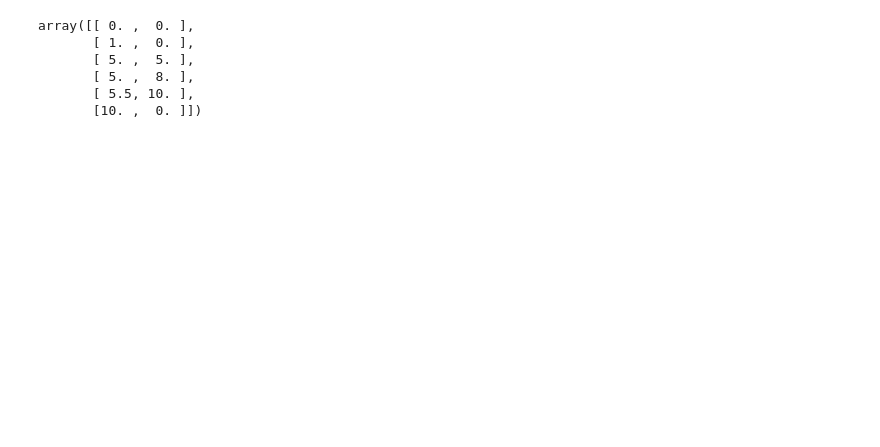
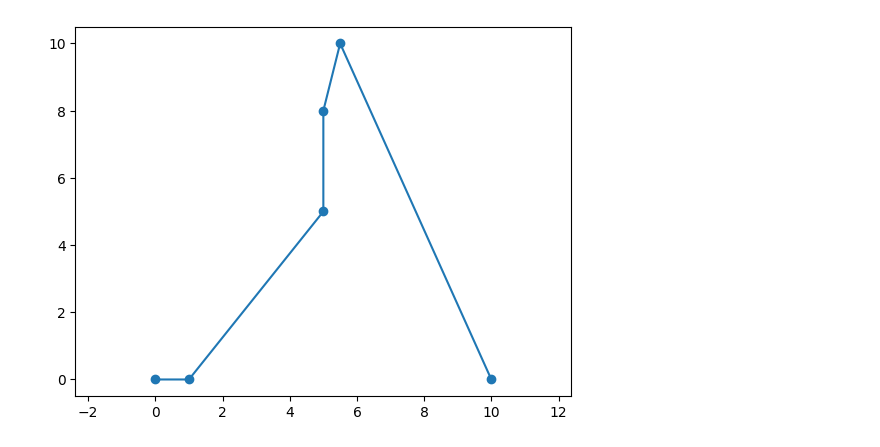
Before and after one commit to soraxas/plotting-gallery, a Jupyter notebook: algorithm/Subdivide_points_with_equal_distance.ipynb, the cells around one changed output. Drawn from its saved outputs; the diff is of its cells as text; code cells hidden in the pictures; blank space fills up the shorter version.

```diff
--- a/algorithm/Subdivide_points_with_equal_distance.ipynb
+++ b/algorithm/Subdivide_points_with_equal_distance.ipynb
@@ -22,25 +22,17 @@ points2 = np.array(
     ]
 )
 # %%
-import pprint
 def plott(points):
-    pprint.pprint(points)
-    return
     plt.plot(*points.T)
     plt.scatter(*points.T)
     plt.gca().axis("equal")
 
 
 #     plt.show()
 
 plott(points)
 # %% [output]
-array([[ 0. ,  0. ],
-       [ 1. ,  0. ],
-       [ 5. ,  5. ],
-       [ 5. ,  8. ],
-       [ 5.5, 10. ],
-       [10. ,  0. ]])
+[figure, added]
 # %%
 constant_speed = 1
 
```
Also changed, not shown: parts of 1 cell of this notebook.
